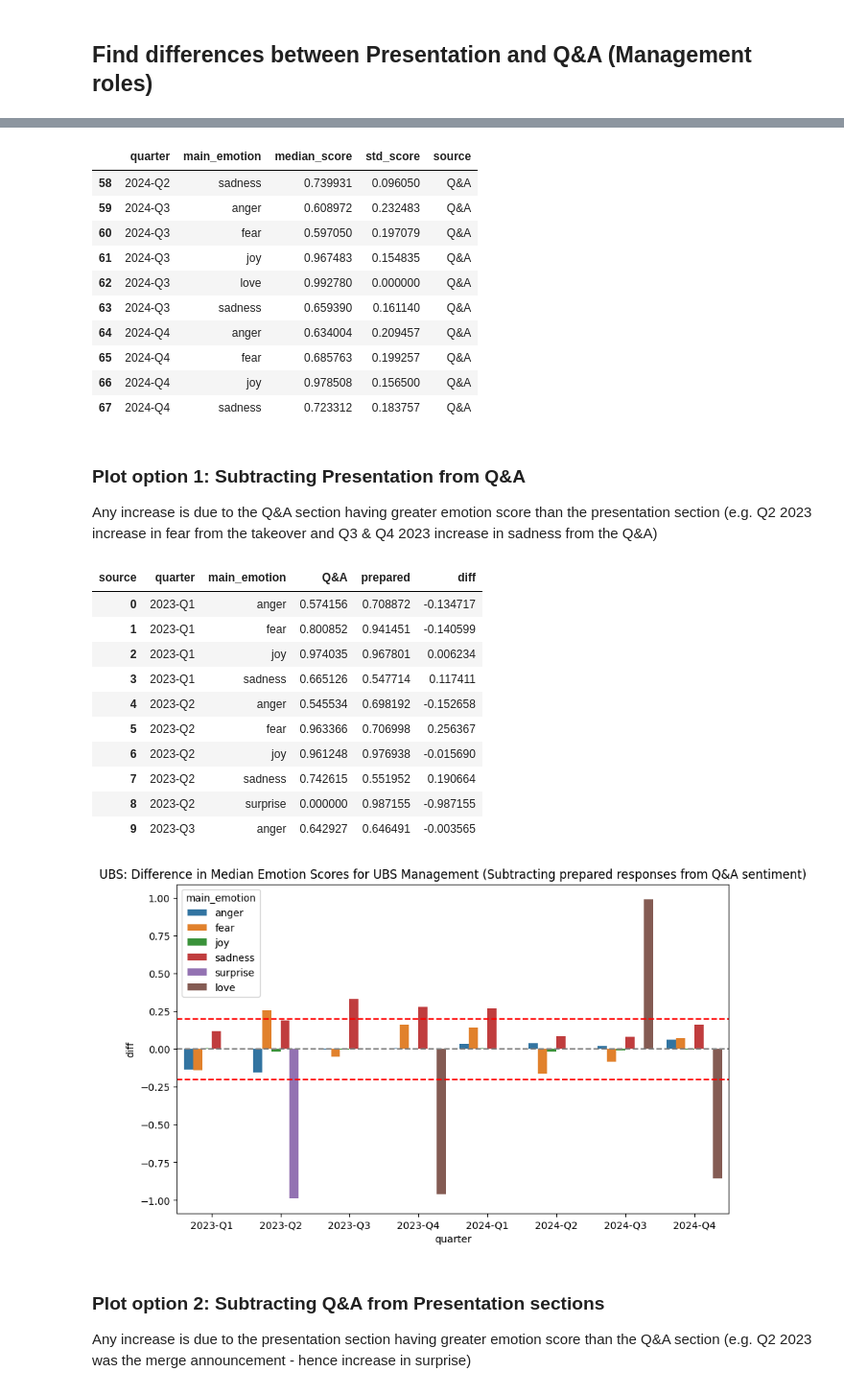
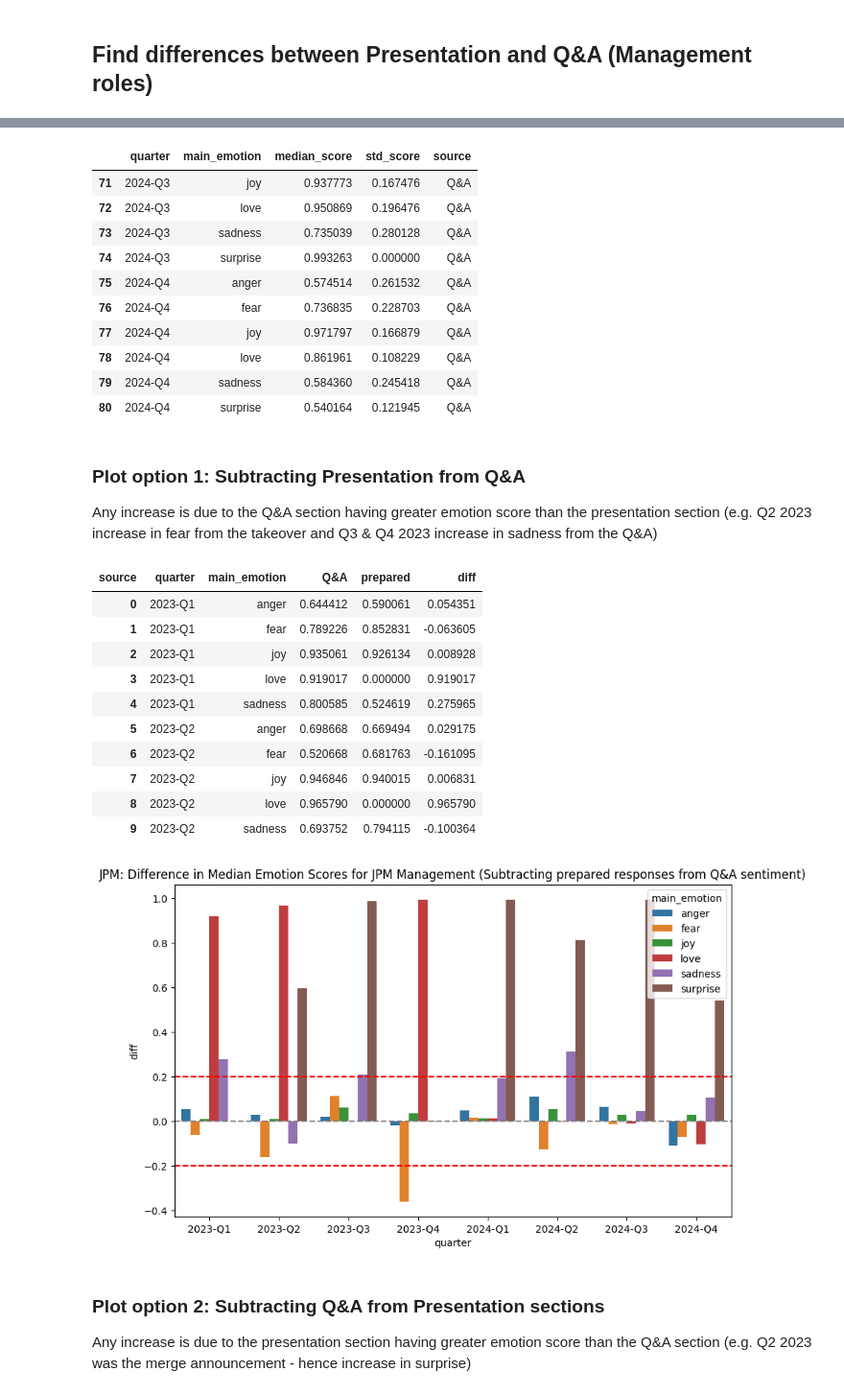
Before and after one commit to maybebool/boe-financial-analysis, a Jupyter notebook: notebooks/rachel/bert_emotion_jpm.ipynb, the cells around one changed output, grey strips where cells are left out. Shown at 96% size. Cells and saved outputs as stored; diff of their text form; code cells hidden in the pictures.

```diff
--- a/notebooks/rachel/bert_emotion_jpm.ipynb
+++ b/notebooks/rachel/bert_emotion_jpm.ipynb
@@ -377,7 +377,7 @@ plt.show()
 Only those listed as Management who are answering the questions (not the questions themselves)
 # %%
 # Drop rows with speaker role = analyst
-ubs_m_qa_data = ubs_qa_data[ubs_qa_data["speaker_role"] != "analyst"].reset_index(drop=True)
+jpm_m_qa_data = jpm_qa_data[jpm_qa_data["speaker_role"] != "analyst"].reset_index(drop=True)
 # %%
 # Look for outliers in emotions of ubs_qa_data
 # Visualize outliers of last 6 columns (emotions) using boxplots
@@ -391,11 +391,11 @@ plt.show()
 Again there are plenty of outliers - hence use the median rather than the mean
 # %%
 # Create dataframe to calculate median and standard deviation of every emotion every quarter (UBS)
-ubs_m_qa_emotion_stats = ubs_m_qa_data.groupby(["quarter", "main_emotion"]).agg(
+jpm_m_qa_emotion_stats = jpm_m_qa_data.groupby(["quarter", "main_emotion"]).agg(
     median_score=("main_emotion_score", "median"),
     std_score=("main_emotion_score", "std")
     # if NaN values, replace with 0
 ).fillna(0).reset_index()
-ubs_m_qa_emotion_stats.head(10)
+jpm_m_qa_emotion_stats.head(10)
 # %% [output]
 |  | quarter | main_emotion | median_score | std_score |
@@ -478,10 +478,10 @@ plt.show()
 ## Find differences between Presentation and Q&A (Management roles)
 # %%
 # Create one dataframe from ubs_prepared_emotion_stats and ubs_qa_filtered_emotion_stats for comparison plots and retain column for prepared vs Q&A
-ubs_comparison_emotion_stats = pd.concat([
-    ubs_prepared_emotion_stats.assign(source="prepared"),
-    ubs_m_qa_emotion_stats.assign(source="Q&A")
+jpm_comparison_emotion_stats = pd.concat([
+    jpm_prepared_emotion_stats.assign(source="prepared"),
+    jpm_m_qa_emotion_stats.assign(source="Q&A")
 ]).reset_index(drop=True)
-ubs_comparison_emotion_stats.head(10)
+jpm_comparison_emotion_stats.head(10)
 # %% [output]
 |  | quarter | main_emotion | median_score | std_score | source |
@@ -498,57 +498,57 @@ ubs_comparison_emotion_stats.head(10)
 # %%
-ubs_comparison_emotion_stats.tail(10)
+jpm_comparison_emotion_stats.tail(10)
 # %% [output]
 |  | quarter | main_emotion | median_score | std_score | source |
-| 58 | 2024-Q2 | sadness | 0.739931 | 0.096050 | Q&A |
-| 59 | 2024-Q3 | anger | 0.608972 | 0.232483 | Q&A |
-| 60 | 2024-Q3 | fear | 0.597050 | 0.197079 | Q&A |
-| 61 | 2024-Q3 | joy | 0.967483 | 0.154835 | Q&A |
-| 62 | 2024-Q3 | love | 0.992780 | 0.000000 | Q&A |
-| 63 | 2024-Q3 | sadness | 0.659390 | 0.161140 | Q&A |
-| 64 | 2024-Q4 | anger | 0.634004 | 0.209457 | Q&A |
-| 65 | 2024-Q4 | fear | 0.685763 | 0.199257 | Q&A |
-| 66 | 2024-Q4 | joy | 0.978508 | 0.156500 | Q&A |
-| 67 | 2024-Q4 | sadness | 0.723312 | 0.183757 | Q&A |
+| 71 | 2024-Q3 | joy | 0.937773 | 0.167476 | Q&A |
+| 72 | 2024-Q3 | love | 0.950869 | 0.196476 | Q&A |
+| 73 | 2024-Q3 | sadness | 0.735039 | 0.280128 | Q&A |
+| 74 | 2024-Q3 | surprise | 0.993263 | 0.000000 | Q&A |
+| 75 | 2024-Q4 | anger | 0.574514 | 0.261532 | Q&A |
+| 76 | 2024-Q4 | fear | 0.736835 | 0.228703 | Q&A |
+| 77 | 2024-Q4 | joy | 0.971797 | 0.166879 | Q&A |
+| 78 | 2024-Q4 | love | 0.861961 | 0.108229 | Q&A |
+| 79 | 2024-Q4 | sadness | 0.584360 | 0.245418 | Q&A |
+| 80 | 2024-Q4 | surprise | 0.540164 | 0.121945 | Q&A |
 # %% [markdown]
 ### Plot option 1: Subtracting Presentation from Q&A
 Any increase is due to the Q&A section having greater emotion score than the presentation section (e.g. Q2 2023 increase in fear from the takeover and Q3 & Q4 2023 increase in sadness from the Q&A)
 # %%
 # Find the difference between Q&A and prepared mean scores for each emotion and quarter
-ubs_diff_emotion_stats = ubs_comparison_emotion_stats.pivot_table(
+jpm_diff_emotion_stats = jpm_comparison_emotion_stats.pivot_table(
     index=["quarter", "main_emotion"],
     columns="source",
     values="median_score",
     # if NaN values, replace with 0
     fill_value=0,
 ).reset_index()
-ubs_diff_emotion_stats["diff"] = ubs_diff_emotion_stats["Q&A"] - ubs_diff_emotion_stats["prepared"]
-ubs_diff_emotion_stats.head(10)
+jpm_diff_emotion_stats["diff"] = jpm_diff_emotion_stats["Q&A"] - jpm_diff_emotion_stats["prepared"]
+jpm_diff_emotion_stats.head(10)
 # %% [output]
 | source | quarter | main_emotion | Q&A | prepared | diff |
-| 0 | 2023-Q1 | anger | 0.574156 | 0.708872 | -0.134717 |
-| 1 | 2023-Q1 | fear | 0.800852 | 0.941451 | -0.140599 |
-| 2 | 2023-Q1 | joy | 0.974035 | 0.967801 | 0.006234 |
-| 3 | 2023-Q1 | sadness | 0.665126 | 0.547714 | 0.117411 |
-| 4 | 2023-Q2 | anger | 0.545534 | 0.698192 | -0.152658 |
-| 5 | 2023-Q2 | fear | 0.963366 | 0.706998 | 0.256367 |
-| 6 | 2023-Q2 | joy | 0.961248 | 0.976938 | -0.015690 |
-| 7 | 2023-Q2 | sadness | 0.742615 | 0.551952 | 0.190664 |
-| 8 | 2023-Q2 | surprise | 0.000000 | 0.987155 | -0.987155 |
-| 9 | 2023-Q3 | anger | 0.642927 | 0.646491 | -0.003565 |
+| 0 | 2023-Q1 | anger | 0.644412 | 0.590061 | 0.054351 |
+| 1 | 2023-Q1 | fear | 0.789226 | 0.852831 | -0.063605 |
+| 2 | 2023-Q1 | joy | 0.935061 | 0.926134 | 0.008928 |
+| 3 | 2023-Q1 | love | 0.919017 | 0.000000 | 0.919017 |
+| 4 | 2023-Q1 | sadness | 0.800585 | 0.524619 | 0.275965 |
+| 5 | 2023-Q2 | anger | 0.698668 | 0.669494 | 0.029175 |
+| 6 | 2023-Q2 | fear | 0.520668 | 0.681763 | -0.161095 |
+| 7 | 2023-Q2 | joy | 0.946846 | 0.940015 | 0.006831 |
+| 8 | 2023-Q2 | love | 0.965790 | 0.000000 | 0.965790 |
+| 9 | 2023-Q2 | sadness | 0.693752 | 0.794115 | -0.100364 |
 # %%
 # Display the combined emotion stats for UBS Q&A and prepared data as a bar plot
 import seaborn as sns
 
 plt.figure(figsize=(10, 6))
-sns.barplot(data=ubs_diff_emotion_stats, x="quarter", y="diff", hue="main_emotion")
+sns.barplot(data=jpm_diff_emotion_stats, x="quarter", y="diff", hue="main_emotion")
 plt.axhline(0, linestyle='--', color='gray')
 # Add axis line for 20% change in emotion scores
 plt.axhline(0.2, linestyle='--', color='red')
 plt.axhline(-0.2, linestyle='--', color='red')
-plt.title("UBS: Difference in Median Emotion Scores for UBS Management (Subtracting prepared responses from Q&A sentiment)")
+plt.title("JPM: Difference in Median Emotion Scores for JPM Management (Subtracting prepared responses from Q&A sentiment)")
 plt.show()
 # %% [output]
-[figure, old version]
+[figure, new version]
 # %% [markdown]
 ###  Plot option 2: Subtracting Q&A from Presentation sections
 Any increase is due to the presentation section having greater emotion score than the Q&A section (e.g. Q2 2023 was the merge announcement - hence increase in surprise)
```
Also changed, not shown: parts of 29 cells of this notebook, 3 other files.
